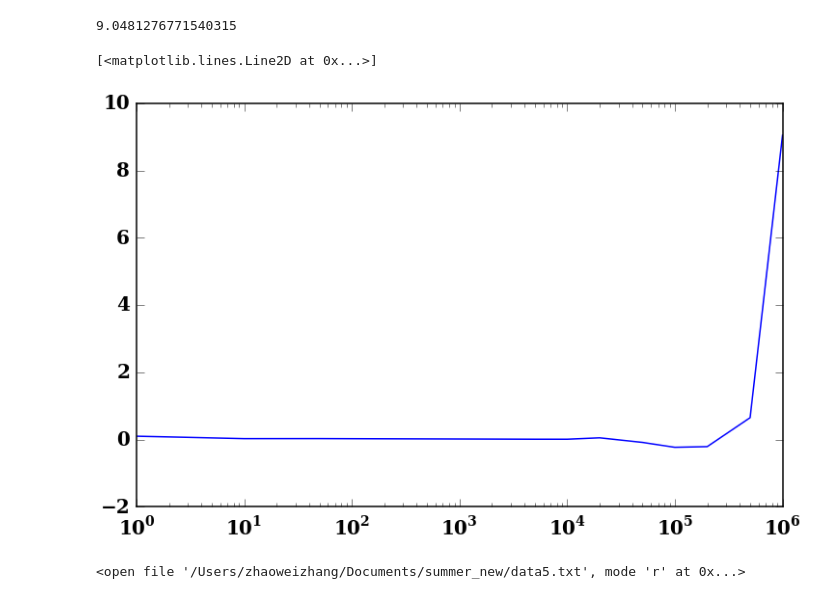
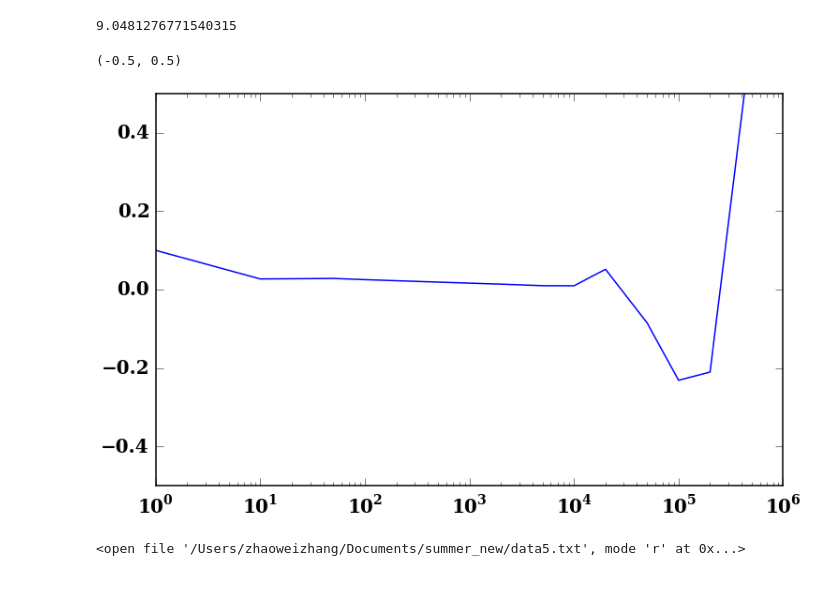
Before and after one commit to ZhaoweiZ/kappa_summer, a Jupyter notebook: thermal_dist.ipynb, the cells around one changed output. Cells and saved outputs as stored; diff of their text form; code cells hidden in the pictures.

```diff
--- a/thermal_dist.ipynb
+++ b/thermal_dist.ipynb
@@ -259,9 +259,10 @@ jnu_compare_62_vs_72(n_max_sum)
 # %%
 data = np.loadtxt('/Users/zhaoweizhang/Documents/summer_new/data_error_thermal_with_geo_ave.txt')
 pl.semilogx(data[:, 0], data[:, 1])
+pl.ylim(-0.5, 0.5)
 # %% [output]
-[<matplotlib.lines.Line2D at 0x...>]
+(-0.5, 0.5)
-[figure, old version]
+[figure, new version]
 # %%
 f = open('/Users/zhaoweizhang/Documents/summer_new/data5.txt', 'r')
 print f
```
Also changed, not shown: 5 other files.
